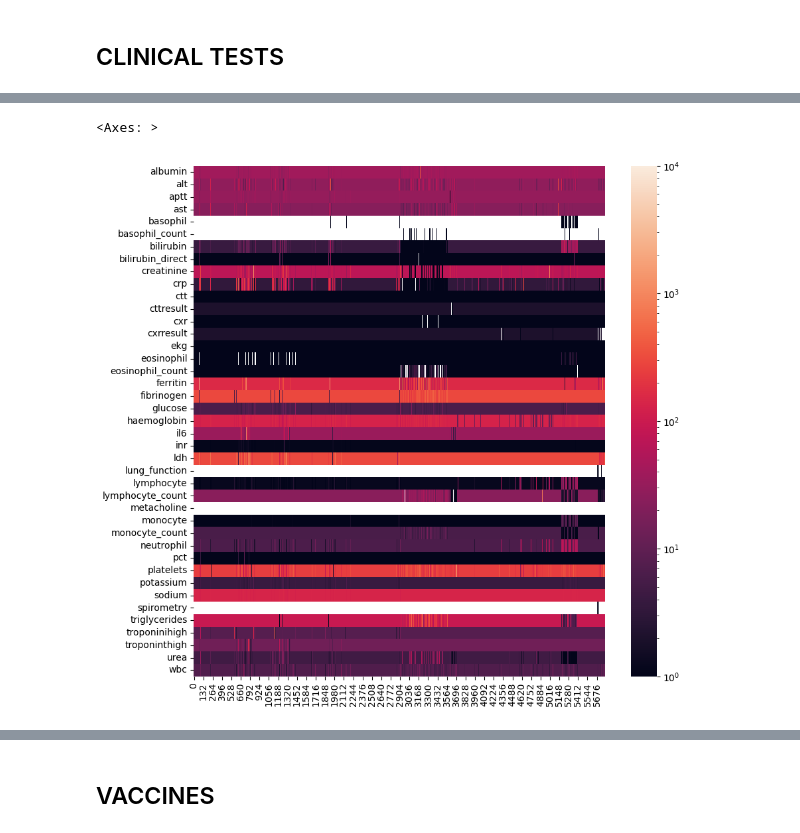
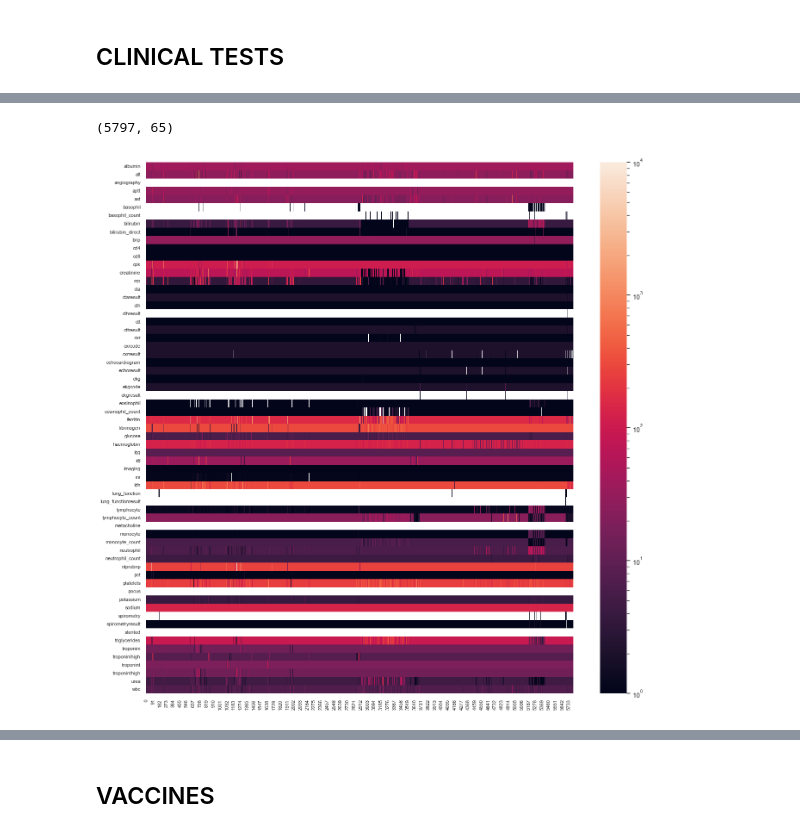
Before and after one commit to davidtweddell/lc_repo, a Jupyter notebook: 01-inspect-data.ipynb, the cells around one changed output, grey strips where cells are left out. Cells and saved outputs as stored; diff of their text form; code cells hidden in the pictures.

Commit message:
ongoing work on data inspection

```diff
--- a/01-inspect-data.ipynb
+++ b/01-inspect-data.ipynb
@@ -11,3 +11,14 @@ import numpy as np
 import matplotlib.pyplot as plt
 import seaborn as sns
 import logging
+
+import seaborn as sns
+import matplotlib.pyplot as plt
+import matplotlib.colors as mc
+
+import colorcet as cc
+
+palette = cc.glasbey_hv
+
+# set default colour for seaborn heatmaps
+sns.set_theme(style = "white", rc={'figure.figsize':(8,8)}, palette='viridis')
@@ -220,16 +212,28 @@ ttt.describe()
+# %%
+# sklearn median imputer
+
+from sklearn.impute import SimpleImputer
+
+imp = SimpleImputer(strategy='median')
+
+ttt = df[CLINICAL_TESTS].copy()
+
+ttt_imputed = pd.DataFrame(imp.fit_transform(ttt), columns = ttt.columns)
+
+print(ttt_imputed.shape)
+# %% [output]
+(5797, 65)
 # %%
-# replace the nans with median values
-for col in TTT:
-    ttt[col] = ttt[col].fillna(ttt[col].median())
+# # replace the nans with median values
+# for col in TTT:
+#     ttt[col] = ttt[col].fillna(ttt[col].median())
 
 # plot the heatmap
-fig, ax = plt.subplots(figsize=(10, 10))
-
+fig, ax = plt.subplots(figsize=(16, 16))
 norm = mc.LogNorm(vmin=1, vmax=10_000)
-
-
-sns.heatmap(ttt.T, cbar=True, ax = ax, norm = norm)
+sns.heatmap(ttt_imputed.T, cbar=True, ax = ax, norm = norm)
+# set text size smaller
+plt.xticks(fontsize=8); plt.yticks(fontsize=8);
 # %% [output]
-<Axes: >
-[figure, old version]
+[figure, new version]
 # %%
```
Also changed, not shown: parts of 26 cells of this notebook, 1 other file.
